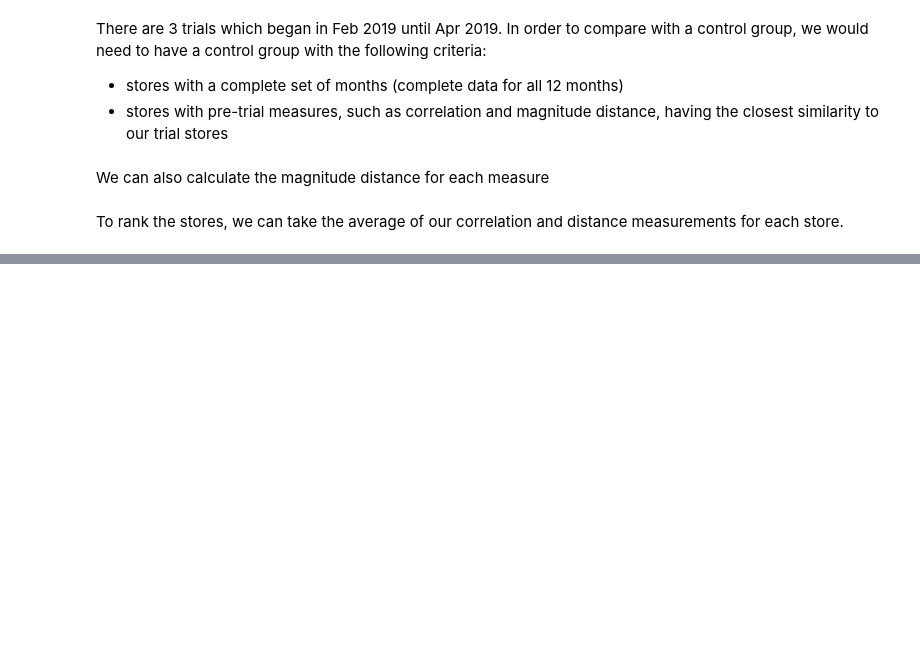
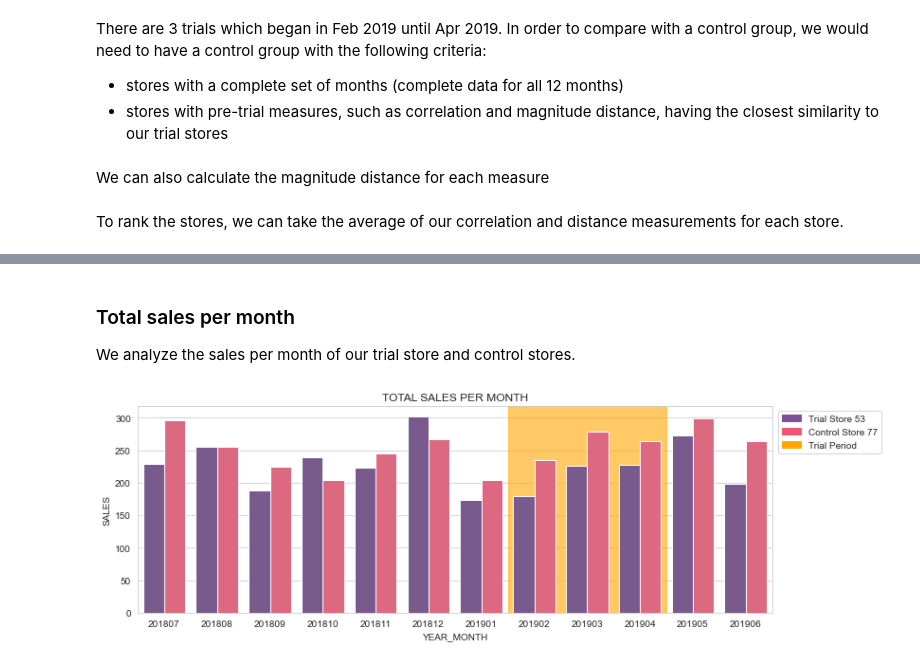
Before and after one commit to dherzey/Forage_Virtual_Internship, a Jupyter notebook: Quantium/Quantium_Task2.ipynb, the cells around one changed output, grey strips where cells are left out. Saved outputs shown, nothing was run; the diff lists cells and outputs as text; code cells hidden in the pictures; blank space fills up the shorter version.

```diff
--- a/Quantium/Quantium_Task2.ipynb
+++ b/Quantium/Quantium_Task2.ipynb
@@ -202,0 +216,30 @@ Pre-trial months occur before April 2019
+# %% [markdown]
+### Total sales per month
+We analyze the sales per month of our trial store and control stores.
+# %%
+sns.set_style("whitegrid")
+colorList = ['#7a5195','#ef5675','#ffa600']
+labelList = ["Trial Store 53","Control Store 77",'Trial Period']
+handles = [mpatches.Patch(color=color, label=label)\
+           for color, label in zip(colorList,labelList)]
+
+data_c =  measures[measures.STORE_NBR.isin([53,77])]
+
+plt.figure(figsize=(12,4))
+plt.axvspan(6.5,9.5,
+            color='#ffa600',
+            alpha=0.6)
+sns.barplot(data=data_c,
+            x='YEARMONTH',
+            y='TOT_SALES',
+            hue='STORE_NBR',
+            palette=colorList)
+plt.title('TOTAL SALES PER MONTH')
+plt.xlabel('YEAR_MONTH')
+plt.ylabel('SALES')
+plt.legend(handles=handles,
+           loc="upper right",
+           bbox_to_anchor=(1.18,1))
+plt.show()
+# %% [output]
+[figure, added]
```
Also changed, not shown: parts of 10 cells of this notebook.
